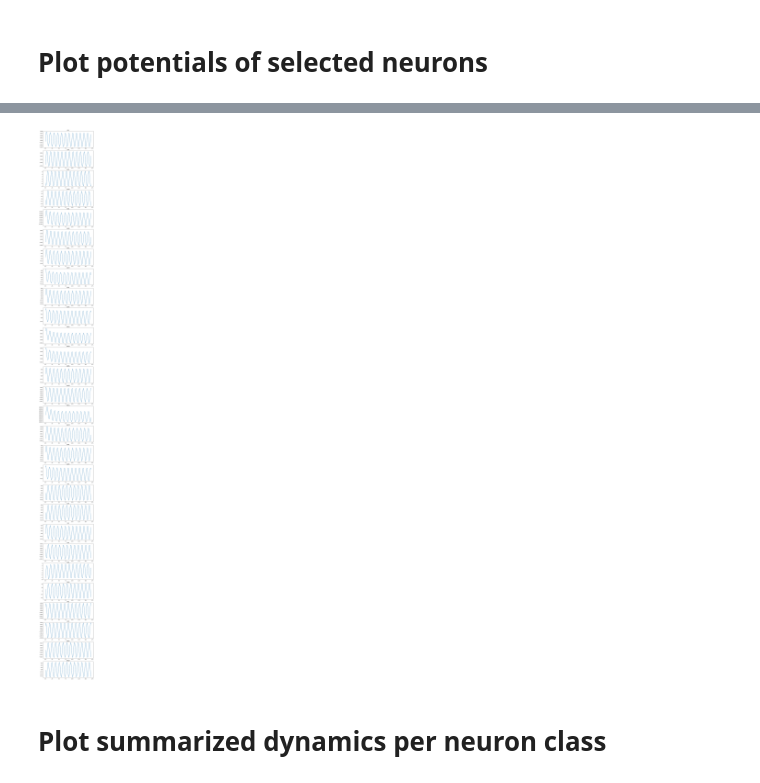
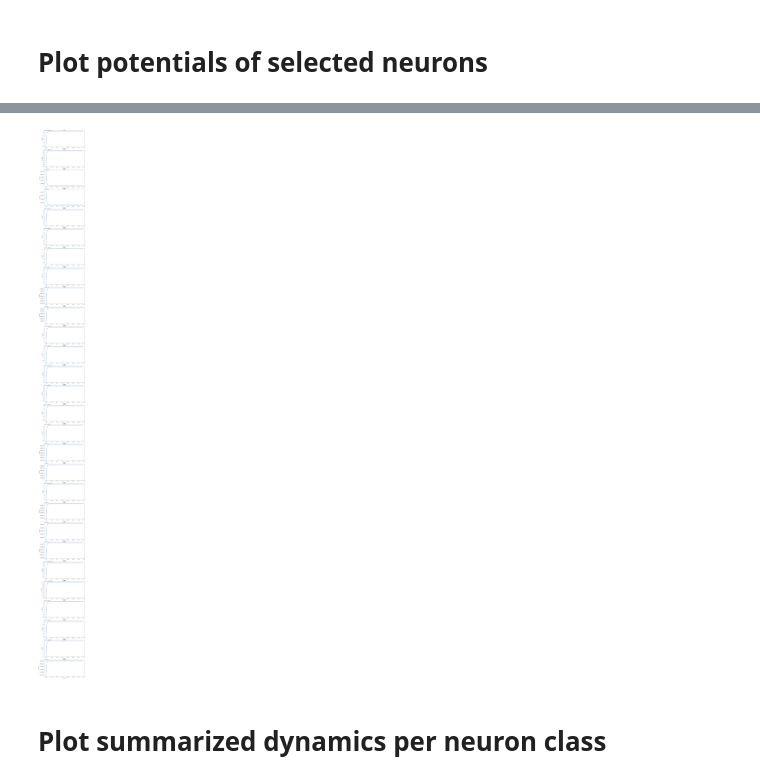
Before and after one commit to sjonany/c-elegans-discrete-neural, a Jupyter notebook: analysis/single_param.ipynb, the cells around one changed output, grey strips where cells are left out. Drawn from its saved outputs; the diff is of its cells as text; code cells hidden in the pictures.

```diff
--- a/analysis/single_param.ipynb
+++ b/analysis/single_param.ipynb
@@ -11,8 +11,8 @@ N = neuron_metadata_collection.get_size()
 
 # Constant current injections will be made to these neurons.
 stimulus = {
-  "PLML": 1.4,
-  "PLMR": 1.4,
+  "PLML": 0.5,
+  "PLMR": 0.5,
 }
 
 # Neurons to plot membrane potentials for.
@@ -79,8 +89,13 @@ Total runtime = 3.33s
 # %%
-fig = plot_potentials(neurons_to_observe, truncated_potentials, model.dt, neuron_metadata_collection)
+fig = plot_potentials(
+  neuron_names_to_show = neurons_to_observe,
+  dynamics = truncated_potentials,
+  is_normalized_v = True,
+  dt = model.dt,
+  neuron_metadata_collection = neuron_metadata_collection)
 fig.show()
 # %% [output]
-[figure, old version]
+[figure, new version]
 # %% [markdown]
 # Plot summarized dynamics per neuron class
 # %%
```
Also changed, not shown: parts of 3 cells of this notebook, 3 other files.
